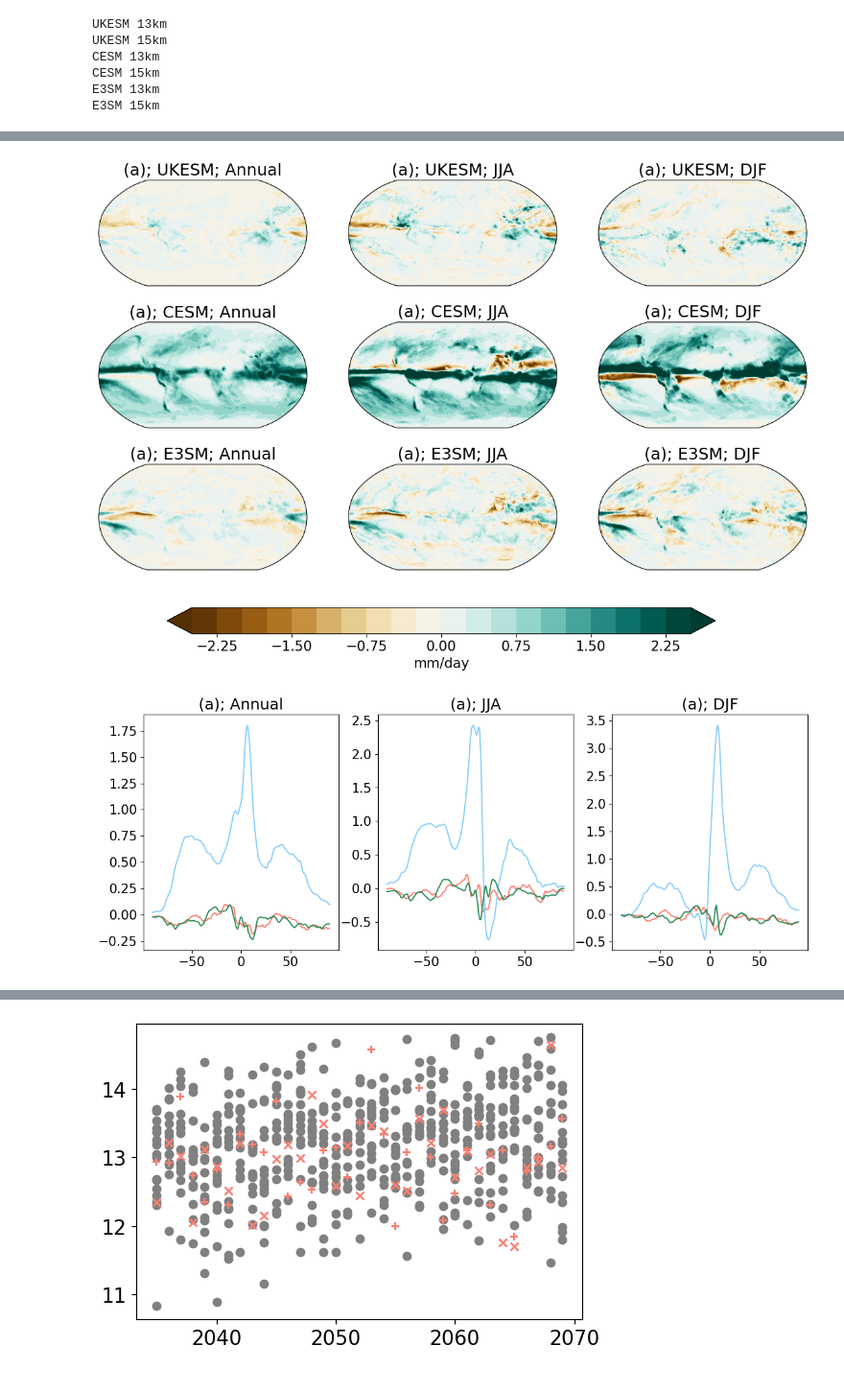
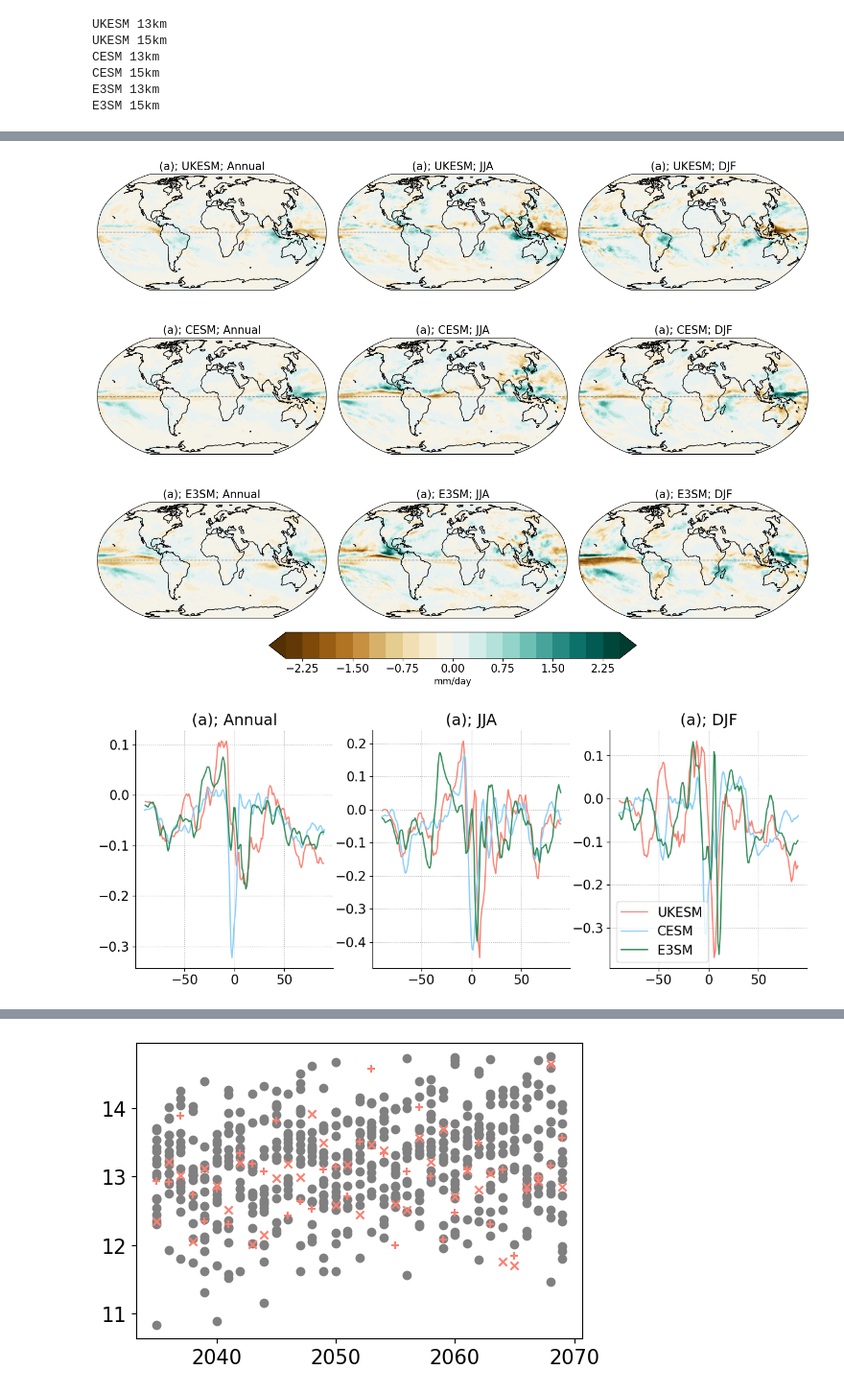
Before and after one commit to alistairduffey/HiLLA_MM, a Jupyter notebook: Prod_analysis/07_precipitation.ipynb, the cells around one changed output, grey strips where cells are left out. Shown at 96% size. Drawn from its saved outputs; the diff is of its cells as text; code cells hidden in the pictures.

Commit message:
fix the precip code - looks good now!

```diff
--- a/Prod_analysis/07_precipitation.ipynb
+++ b/Prod_analysis/07_precipitation.ipynb
@@ -206,0 +190,26 @@ from cartopy.util import add_cyclic_point
+# %%
+## plot absolute pr first, to check
+
+fig, axs = plt.subplots(nrows=1,ncols=3,
+                        figsize=(14,5))
+
+titles = ['(a)', '(b)', '(c)', '(d)', '(e)', '(f)', '(g)', '(h)', '(i)']
+
+alt = '13km'
+
+i=0
+for i in [0, 1]:
+    ax = axs[i]
+    for model in models:
+        ds = get_time_slice_mean(HiLLA_data[model][alt].mean('longitude'))
+        ax.plot(ds.latitude, ds.pr, c=model_colors[model])
+    ax.set_title(str(titles[0]+'; HiLLA-'+alt))
+i=i+1
+
+ax = axs[2]
+for model in models:
+    ds = get_time_slice_mean(SSP245_data[model].mean(['longitude', 'Ensemble_member']))
+    ax.plot(ds.latitude, ds.pr, c=model_colors[model], label=model)
+ax.set_title(str(titles[0]+'; '+'SSP2-4.5'))
+ax.legend()
+#plt.savefig('Figures/Precip_zonal.jpg', dpi=300)
@@ -207,42 +219,47 @@ from cartopy.util import add_cyclic_point
 # %%
 cols = 'BrBG'
 
 fig, axs = plt.subplots(nrows=3,ncols=3,
                         subplot_kw={'projection': ccrs.Robinson()},
-                        figsize=(14,8))
+                        figsize=(14,10))
 
 titles = ['(a)', '(b)', '(c)', '(d)', '(e)', '(f)', '(g)', '(h)', '(i)']
 
-alt = '13km'
+alt = '15km'
 
 i=0
 for model in models:
     for season in ['Annual', 'JJA', 'DJF']:
         ax = axs.flatten()[i]
         ds = HiLLA_pr_deltas[model][alt][season]
         data,lons=add_cyclic_point(ds,coord=ds['longitude'])
         cs=ax.contourf(lons,ds['latitude'],data,
                        levels=np.arange(-2.5, 2.6, 0.25),
                        transform = ccrs.PlateCarree(),
                        cmap=cols,
                        extend='both')
-        ax.set_title(str(titles[0]+'; '+model+'; '+season))
+        ax.set_title(str(titles[0]+'; '+model+'; '+season), fontsize='medium')
+        ax.coastlines()
+        #wax.grid(ls='dotted')
+        gl = ax.gridlines(crs=ccrs.Robinson(), draw_labels=False,
+                  linewidth=1, color='gray', alpha=1, linestyle='--')
+        gl.xlines = False
+        gl.ylocator = mticker.FixedLocator([0])
         i=i+1
 
-
+plt.tight_layout()
 # Add a colorbar axis at the bottom of the graph
-cbar_ax = fig.add_axes([0.2, 0, 0.6, 0.05])
+cbar_ax = fig.add_axes([0.25, 0, 0.5, 0.05])
 # Draw the colorbar
 cbar=fig.colorbar(cs, cax=cbar_ax,orientation='horizontal')
-cbar.set_label('mm/day', rotation=0)
+cbar.set_label('mm/day', rotation=0, fontsize='small')
 cbar.ax.yaxis.label.set_va('center')
 
 plt.savefig('Figures/Precip_maps.jpg', dpi=300)
 # %% [output]
-[figure, old version]
+[figure, new version]
 # %%
-## now plot zonally, for abs difference, and diff vs world at same global temp, and at same trop temp.
-
+## now plot zonally, for abs difference
 
 fig, axs = plt.subplots(nrows=1,ncols=3,
                         figsize=(14,5))
@@ -256,11 +273,15 @@ for season in ['Annual', 'JJA', 'DJF']:
     ax = axs[i]
     for model in models:
         ds = HiLLA_pr_deltas[model][alt][season].mean('longitude')
-        ax.plot(ds.latitude, ds.values, c=model_colors[model])
+        ax.plot(ds.latitude, ds.values, c=model_colors[model], label=model)
+        #ax.
     ax.set_title(str(titles[0]+'; '+season))
+    ax.grid(ls='dotted')
+    ax.spines['top'].set_visible(False)
+    ax.spines['right'].set_visible(False)
     i=i+1
-
+ax.legend()
 
 plt.savefig('Figures/Precip_zonal.jpg', dpi=300)
 # %% [output]
-[figure, old version]
+[figure, new version]
```
Also changed, not shown: parts of 23 cells of this notebook, 4 other files.
